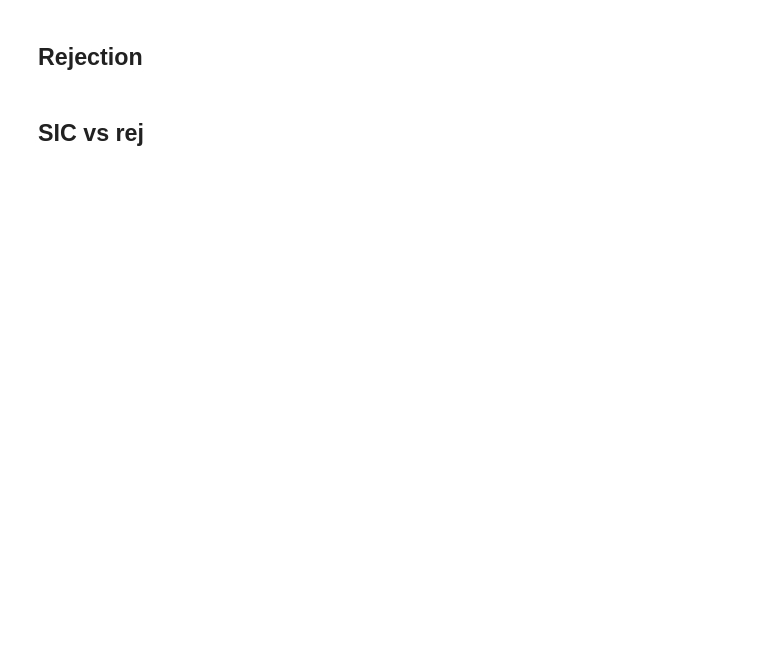
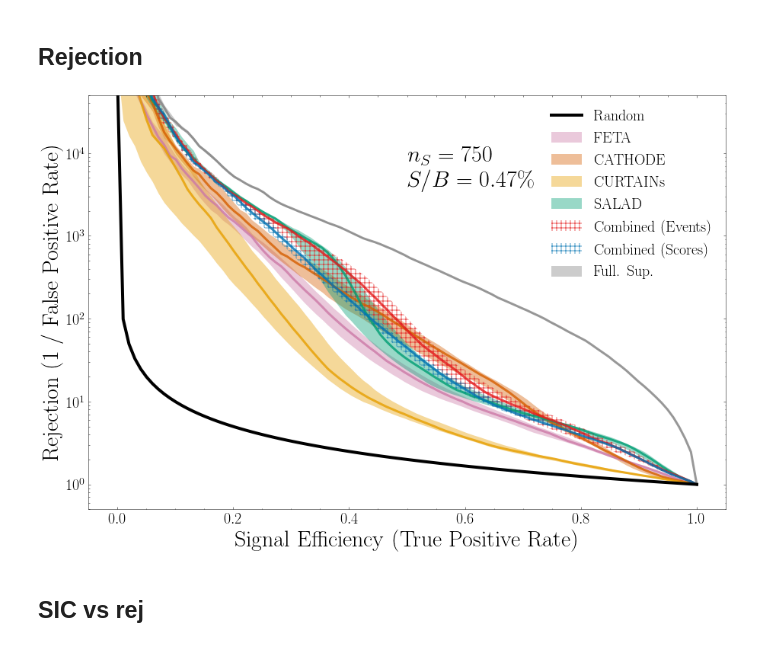
Before and after one commit to rmastand/synthetic_SM_AD, a Jupyter notebook: sample_combination_ensembling.ipynb, the cells around one changed output. Cells and saved outputs as stored; diff of their text form; code cells hidden in the pictures; blank space fills up the shorter version.

```diff
--- a/sample_combination_ensembling.ipynb
+++ b/sample_combination_ensembling.ipynb
@@ -316,45 +366,47 @@ for n in n_to_plot:
 for n in n_to_plot:
 
     fig = plt.figure(figsize = (15, 10))
-    for k in keys:
+    for k in keys_to_plot:
 
 
         plt.plot(x_axis, med_rejections_dict[k][n][0], color = colors_dict[k], linewidth = l, alpha = alpha + 0.4)
 
-        if k == "combined":
+        if  (k == "combined") or (k == "combined_scores"):
             plt.fill_between(x_axis, med_rejections_dict[k][n][1],
                             med_rejections_dict[k][n][2],
                              alpha = alpha+.3, facecolor = "none", edgecolor = colors_dict[k],
                          linewidth = 0, hatch = hatches_dict[k], label = labels_dict[k])
         else:
                 plt.fill_between(x_axis, med_rejections_dict[k][n][1],
                             med_rejections_dict[k][n][2],
                              alpha = alpha, color = colors_dict[k],
                          linewidth = 0, label = labels_dict[k])
 
     plt.plot(x_axis, 1.0/x_axis, label = "Random", color = "black", linewidth = l+1)
 
     ind = n_sig_inj.index(n)
     plt.text(0.5, 4000, f"$n_S = {n}$\n$S/B = {np.round(100*n_sig_inj_SR[ind]/num_bkg_in_SR, 2)}\%$", fontsize = f_2)
 
     """
     handles, labels = plt.gca().get_legend_handles_labels()
     order = [0, 4, 1, 2, 3]
     plt.legend([handles[idx] for idx in order],[labels[idx] for idx in order],fontsize = f_1)
     """
     plt.legend(fontsize = f_1)
 
 
     plt.ylim(5e-1, 5e4)
     plt.yscale("log")
     plt.xlabel("Signal Efficiency (True Positive Rate)", fontsize = f_2)
     plt.ylabel("Rejection (1 / False Positive Rate)", fontsize = f_2)
     #plt.title(f"Num injected events: {n}")
     plt.tick_params(axis='both', which='major', labelsize=f_1)
 
     fig.savefig(f"plots/rej_{n}.pdf", dpi = dpi)
 
     plt.show()
+# %% [output]
+[figure, added]
 # %% [markdown]
 ## SIC vs rej
 # %%
```
Also changed, not shown: parts of 12 cells of this notebook, 1 other file.
